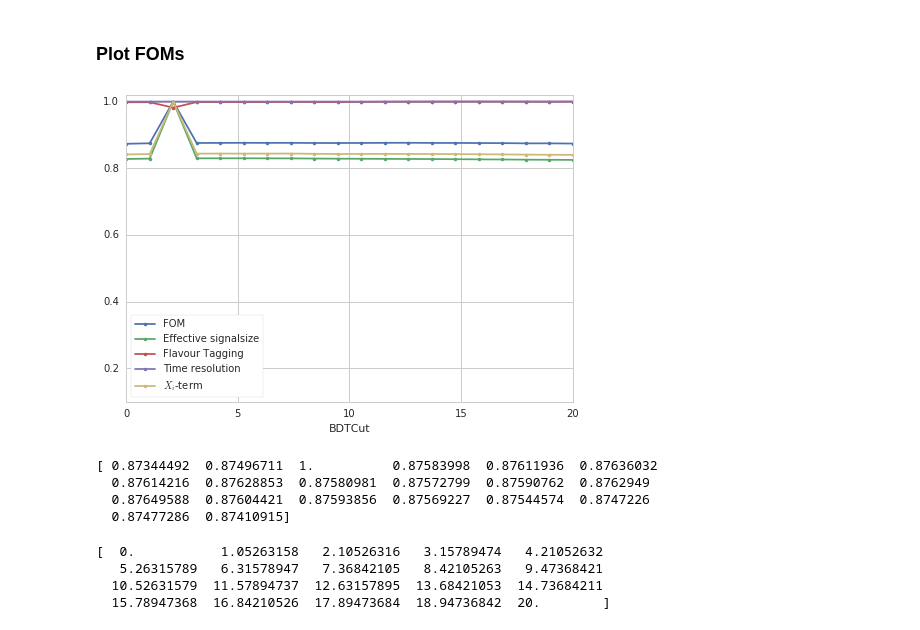
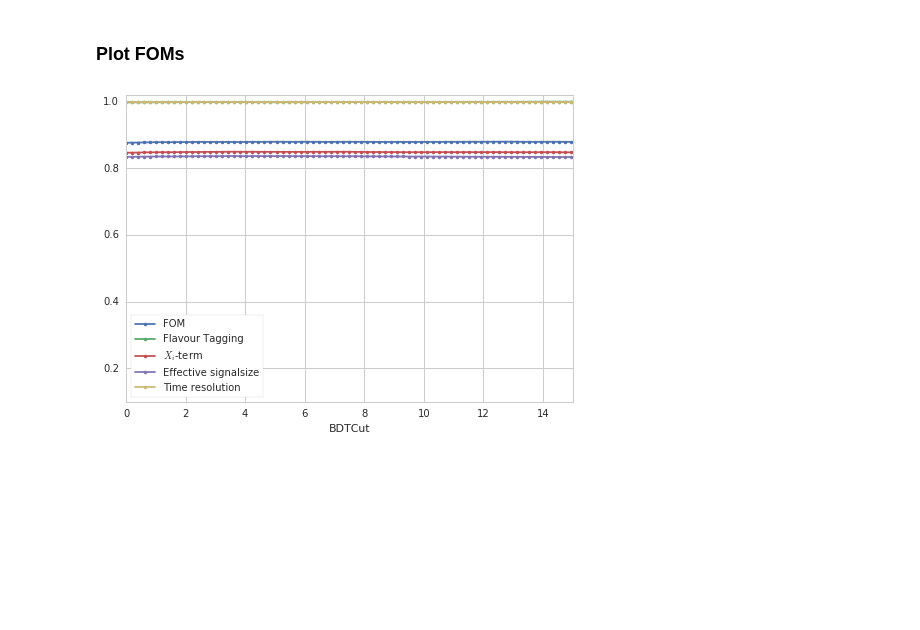
Before and after one commit to chasenberg/Masterthesis, a Jupyter notebook: notebooks/selection/bd2jpsiks_bdt_cuttuning_MinIPCHIanyPV_Scan.ipynb, the cells around one changed output. Cells and saved outputs as stored; diff of their text form; code cells hidden in the pictures; blank space fills up the shorter version.

```diff
--- a/notebooks/selection/bd2jpsiks_bdt_cuttuning_MinIPCHIanyPV_Scan.ipynb
+++ b/notebooks/selection/bd2jpsiks_bdt_cuttuning_MinIPCHIanyPV_Scan.ipynb
@@ -389,7 +389,7 @@ if not os.path.exists(results_dir):
 mass_var_name = 'B0_FitDaughtersConst_M_flat'
 cuttype = 'B0_FitPVConst_MinIPCHI2anyPV_flat'
 
-cuts = np.linspace(0,20,20)
+cuts = np.linspace(0,20,100)
 #cuts = [-0.05]
 cuts_for_which_to_store_sdata = []
 
@@ -457,7 +457,7 @@ for cut in cuts:
     subprocess.Popen([my_command], env=my_env, shell=True)
    # subprocess.call(('bash /home/chasenberg/repos/b2cc_sin2beta_run2/notebooks/selection/random_sel.sh'),shell=True)
     print("Wait for GrimReaper")
-    time.sleep(40.0)    # pause 5.5 seconds
+    time.sleep(60.0)    # pause 5.5 seconds
     print("GrimReaper hopefully finished")
     print('INFO: Read selected data', flush=True)
     data_fit_cut = rp.read_root('/fhgfs/users/chasenberg/data/2015_2016_merged/jpsimumuks/interim.root',key='Bd2JpsiKS')
@@ -937,46 +720,36 @@ foms_to_plot["EffSigSize"]   = "Effective signalsize"
 foms_to_plot["BsFOM"]        = "$X_i$-term"
 #foms_to_plot["BdFOM_p"]      = "FOM ${}_{B^0_d}$"
 foms_to_plot["BdFOM"]        = "FOM"
 
 #for parameter, values in ys.items():
 for parameter in foms_to_plot:
     values=ys[parameter]
     #if "FOM" in parameter or "EffSig" in parameter or "s3_over_spb2" in parameter\
     #or "TaggingPower" in parameter or "TimeresPower" in parameter:
     if parameter in foms_to_plot:
         plt.errorbar(x,values+random.random()*shift,marker='.',linestyle='-',label=foms_to_plot[parameter])
         plt.xlabel("BDTCut")
 '''values_EffSigSize=ys['EffSigSize']
 values_TimeresPower=ys['TimeresPower']
 values_TaggingPower=ys['TaggingPower']
 values_BdFOM_p=ys['BdFOM_p']
 values_BdFOM=ys['BdFOM']
 
 
 plt.errorbar(x,values_EffSigSize+random.random()*shift,marker='.',linestyle='-',label=foms_to_plot[parameter],color=current_palette[0])
 plt.errorbar(x,values_TimeresPower+random.random()*shift,marker='.',linestyle='-',label=foms_to_plot[parameter],color=current_palette[1])
 plt.errorbar(x,values_TaggingPower+random.random()*shift,marker='.',linestyle='-',label=foms_to_plot[parameter],color=current_palette[2])
 plt.errorbar(x,values_BdFOM_p+random.random()*shift,marker='.',linestyle='-',label=foms_to_plot[parameter],color=current_palette[3])
 plt.errorbar(x,values_BdFOM+random.random()*shift,marker='.',linestyle='-',label=foms_to_plot[parameter],color=current_palette[4])
 plt.xlabel("BDT Schnitt")'''
 plt.gca().set_ylim(0.1,1.02)
-plt.gca().set_xlim(0,20)
+plt.gca().set_xlim(0,15)
 plt.legend(loc='best')
 plt.savefig(subdir + '/FOMS_MinIPCHI2anyPV.pdf')
 plt.show()
 # %% [output]
-[figure, old version]
+[figure, new version]
 # %%
 print(ys['BdFOM'])
-# %% [output]
-[ 0.87344492  0.87496711  1.          0.87583998  0.87611936  0.87636032
-  0.87614216  0.87628853  0.87580981  0.87572799  0.87590762  0.8762949
-  0.87649588  0.87604421  0.87593856  0.87569227  0.87544574  0.8747226
-  0.87477286  0.87410915]
 # %%
 print(x)
-# %% [output]
-[  0.           1.05263158   2.10526316   3.15789474   4.21052632
-   5.26315789   6.31578947   7.36842105   8.42105263   9.47368421
-  10.52631579  11.57894737  12.63157895  13.68421053  14.73684211
-  15.78947368  16.84210526  17.89473684  18.94736842  20.        ]
```
Also changed, not shown: parts of 3 cells of this notebook, 1 other file.
